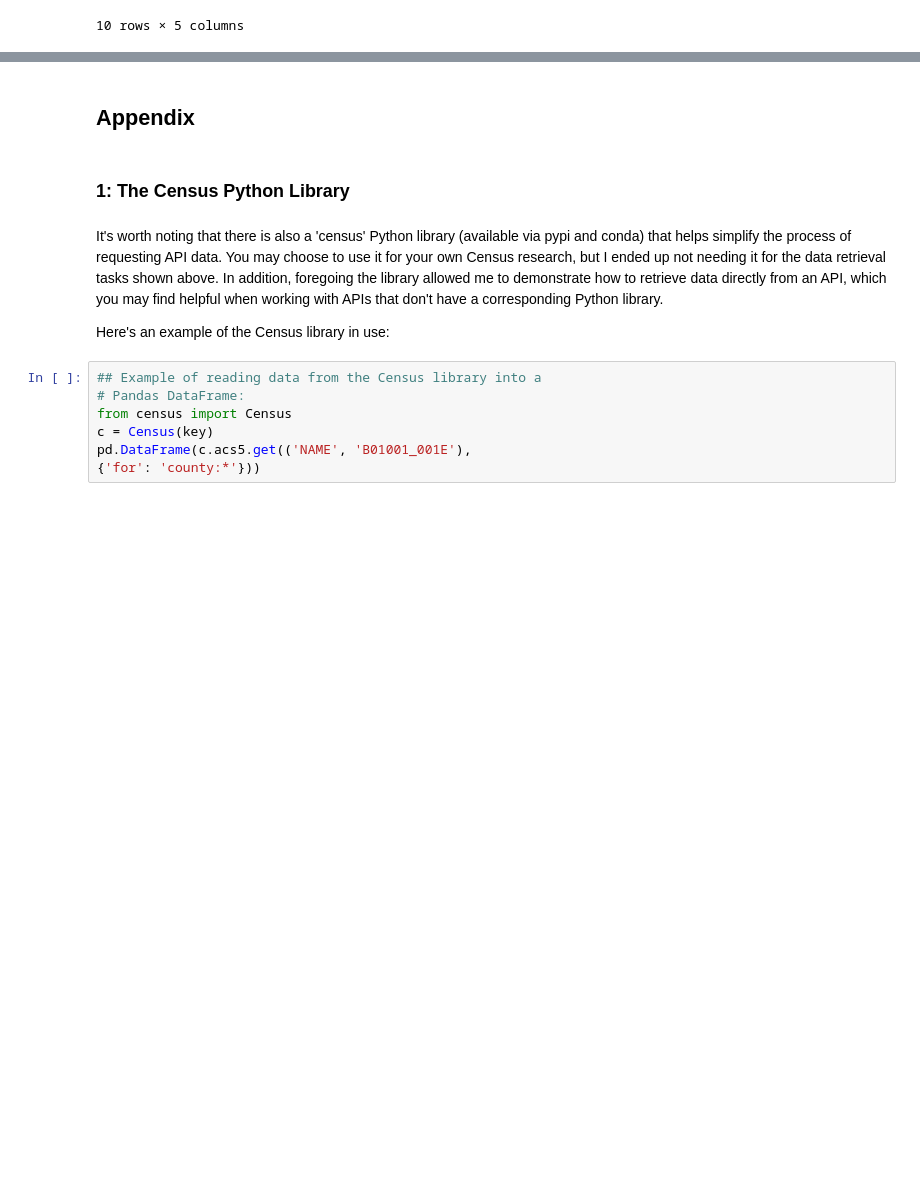
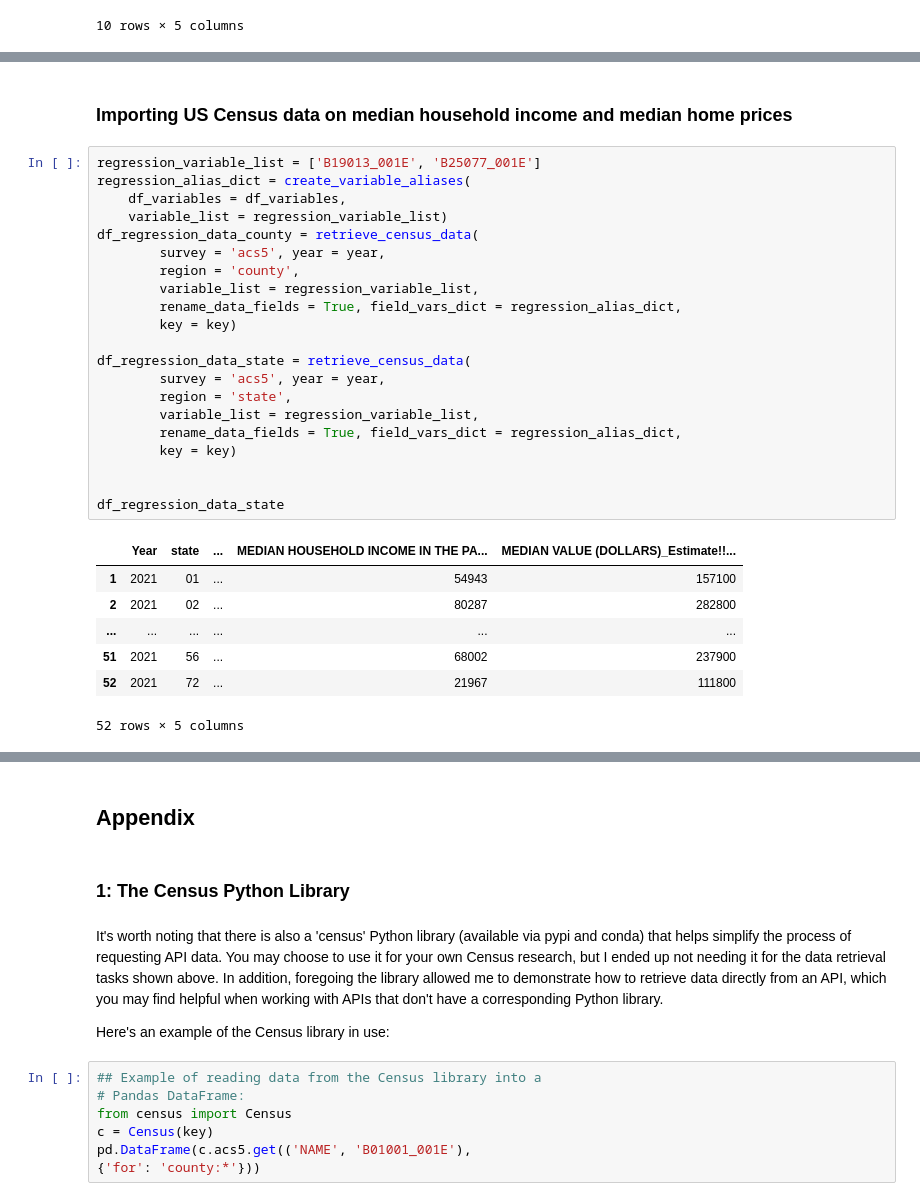
Before and after one commit to kburchfiel/pfn, a Jupyter notebook: Census_Data_Imports/census_data_imports_v2.ipynb, the cells around one changed output, grey strips where cells are left out. Cells and saved outputs as stored; diff of their text form; blank space fills up the shorter version.

Commit message:
Made updates to the regression section (which is quite a mess at the moment--much more work to come!)

```diff
--- a/Census_Data_Imports/census_data_imports_v2.ipynb
+++ b/Census_Data_Imports/census_data_imports_v2.ipynb
@@ -954,0 +964,31 @@ young_pop_display_cols]
+# %% [markdown]
+### Importing US Census data on median household income and median home prices
+# %%
+regression_variable_list = ['B19013_001E', 'B25077_001E']
+regression_alias_dict = create_variable_aliases(
+    df_variables = df_variables,
+    variable_list = regression_variable_list)
+df_regression_data_county = retrieve_census_data(
+        survey = 'acs5', year = year,
+        region = 'county',
+        variable_list = regression_variable_list,
+        rename_data_fields = True, field_vars_dict = regression_alias_dict,
+        key = key)
+
+df_regression_data_state = retrieve_census_data(
+        survey = 'acs5', year = year,
+        region = 'state',
+        variable_list = regression_variable_list,
+        rename_data_fields = True, field_vars_dict = regression_alias_dict,
+        key = key)
+
+
+df_regression_data_state
+# %% [output]
+|  | Year | state | ... | MEDIAN HOUSEHOLD INCOME IN THE PA... | MEDIAN VALUE (DOLLARS)_Estimate!!... |
+| 1 | 2021 | 01 | ... | 54943 | 157100 |
+| 2 | 2021 | 02 | ... | 80287 | 282800 |
+| ... | ... | ... | ... | ... | ... |
+| 51 | 2021 | 56 | ... | 68002 | 237900 |
+| 52 | 2021 | 72 | ... | 21967 | 111800 |
+52 rows × 5 columns
```
Also changed, not shown: parts of 20 cells of this notebook, 8 other files.
